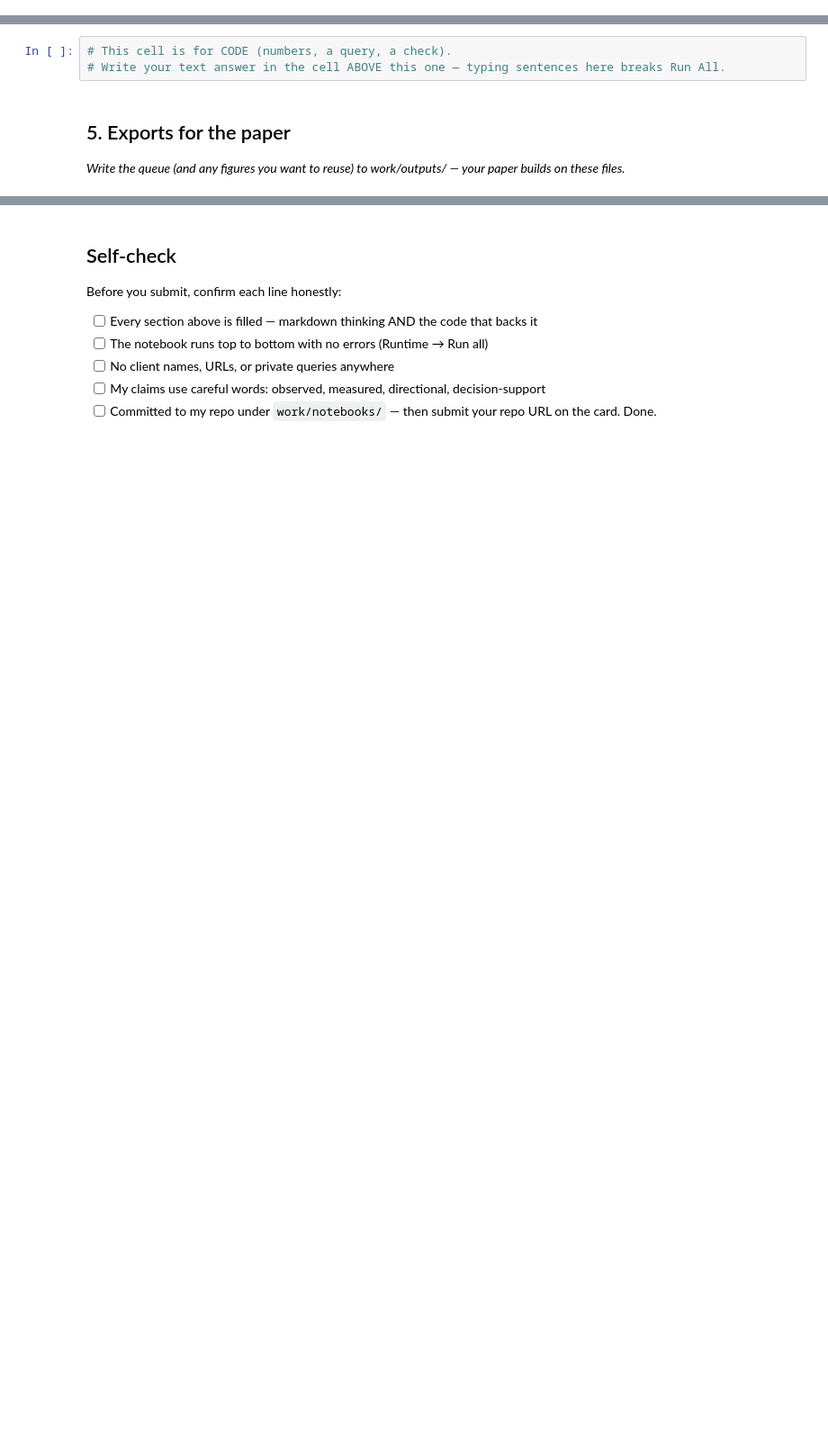
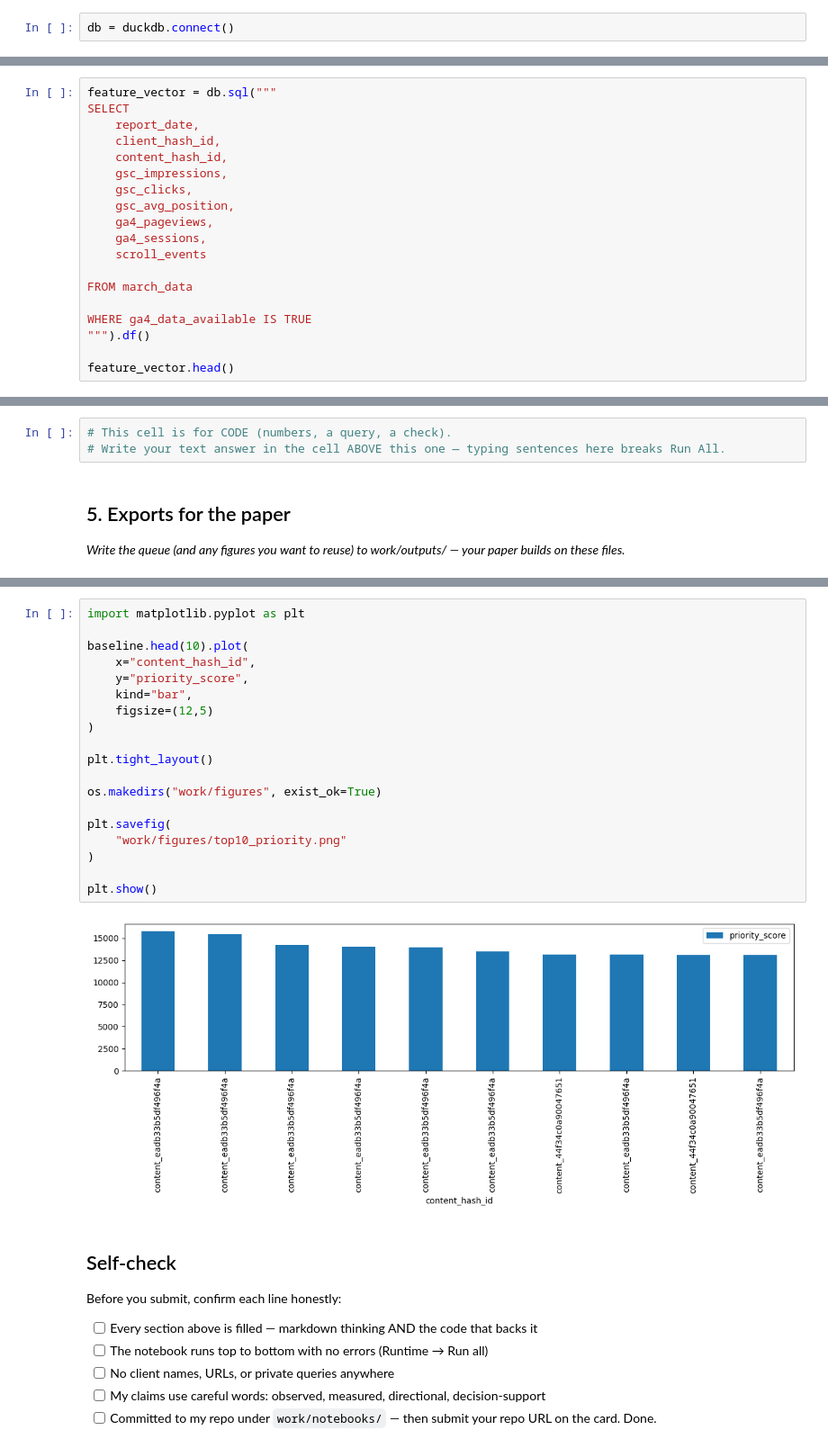
Before and after one commit to omi290/flyrank-ml-internship, a Jupyter notebook: work/notebooks/w07_action_playbook.ipynb, the cells around one changed output, grey strips where cells are left out. Shown at 90% size. Drawn from its saved outputs; the diff is of its cells as text; blank space fills up the shorter version.

```diff
--- a/work/notebooks/w07_action_playbook.ipynb
+++ b/work/notebooks/w07_action_playbook.ipynb
@@ -8,0 +28,2 @@ This skeleton is yours to fill. Work the sections **in order** — each one has
+# %%
+db = duckdb.connect()
@@ -8,0 +36,19 @@ This skeleton is yours to fill. Work the sections **in order** — each one has
+# %%
+feature_vector = db.sql("""
+SELECT
+    report_date,
+    client_hash_id,
+    content_hash_id,
+    gsc_impressions,
+    gsc_clicks,
+    gsc_avg_position,
+    ga4_pageviews,
+    ga4_sessions,
+    scroll_events
+
+FROM march_data
+
+WHERE ga4_data_available IS TRUE
+""").df()
+
+feature_vector.head()
@@ -44,3 +193,24 @@ This skeleton is yours to fill. Work the sections **in order** — each one has
+# %%
+import matplotlib.pyplot as plt
+
+baseline.head(10).plot(
+    x="content_hash_id",
+    y="priority_score",
+    kind="bar",
+    figsize=(12,5)
+)
+
+plt.tight_layout()
+
+os.makedirs("work/figures", exist_ok=True)
+
+plt.savefig(
+    "work/figures/top10_priority.png"
+)
+
+plt.show()
+# %% [output]
+[figure, added]
 # %% [markdown]
 ## Self-check
 
```
Also changed, not shown: parts of 13 cells of this notebook.
